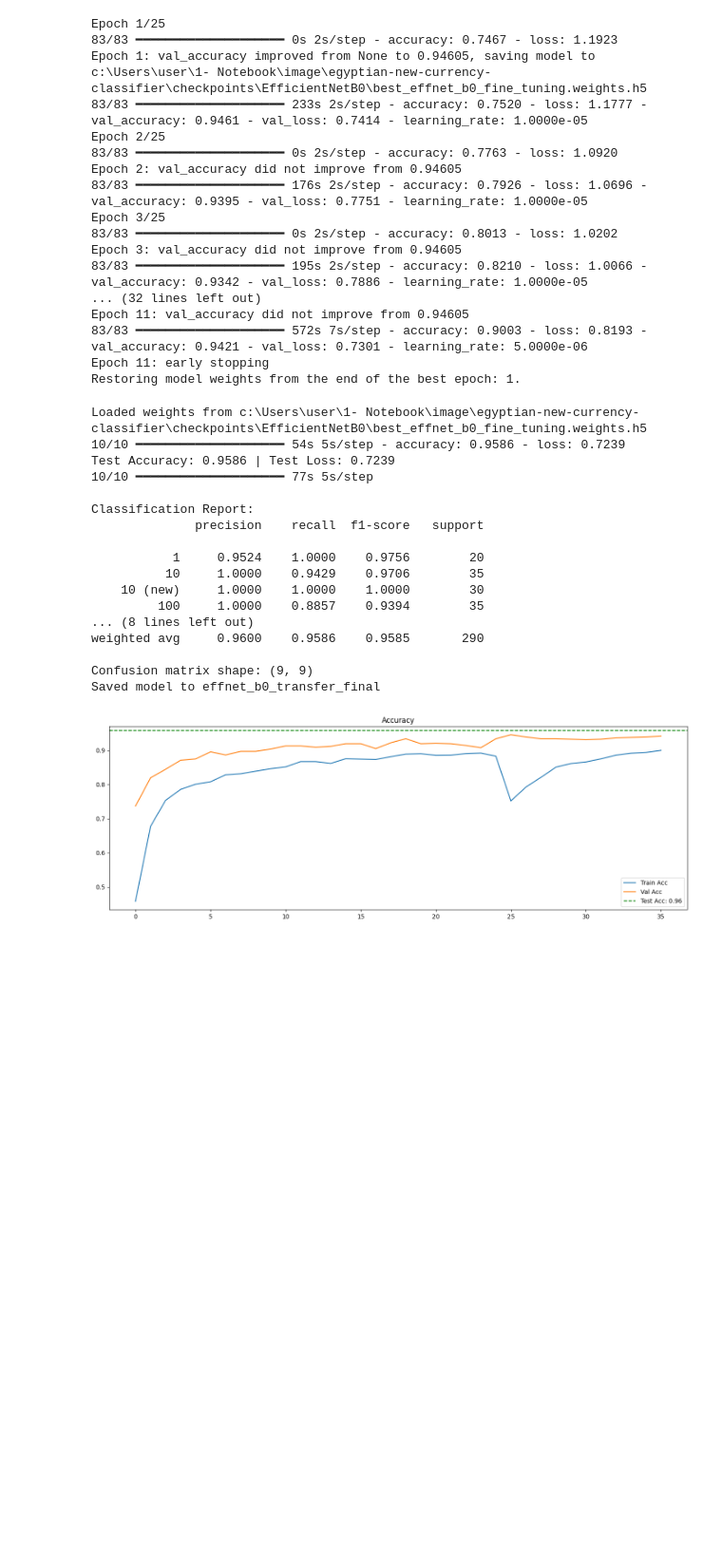
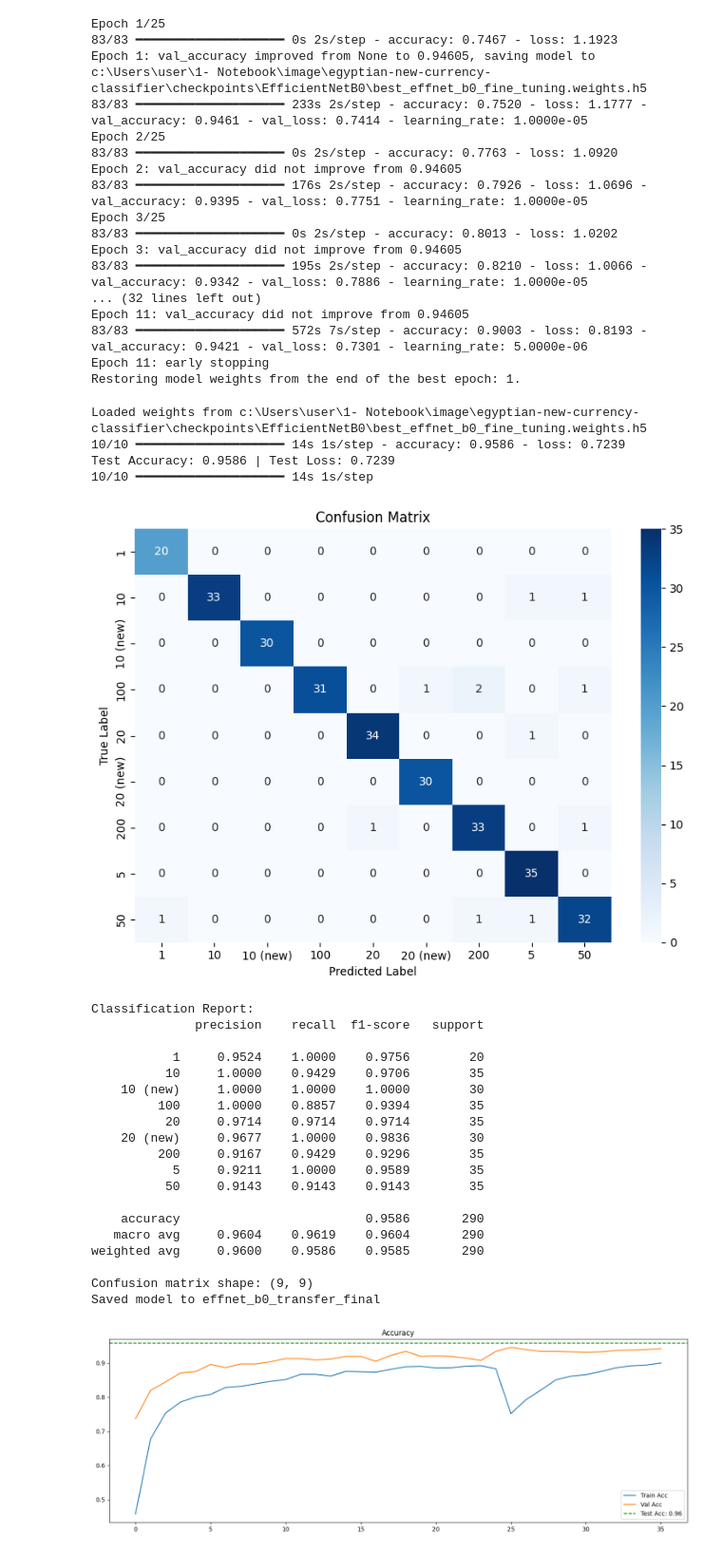
Before and after one commit to MohamedAhmed365/egyptian-new-currency-classifier, a Jupyter notebook: EfficientNetB0/EfficientNetB0.ipynb, the cells around one changed output. Shown at 95% size. Drawn from its saved outputs; the diff is of its cells as text; code cells hidden in the pictures; blank space fills up the shorter version.

Commit message:
EfficientNetB0 : adding heatmap

```diff
--- a/EfficientNetB0/EfficientNetB0.ipynb
+++ b/EfficientNetB0/EfficientNetB0.ipynb
@@ -249,43 +249,63 @@ Restoring model weights from the end of the best epoch: 1.
 # %%
 model.load_weights(CHECKPOINT_PATH_FT)
 print(f"Loaded weights from {CHECKPOINT_PATH_FT}")
 
 test_loss, test_acc = model.evaluate(test_gen, verbose=1)
 print(f"Test Accuracy: {test_acc:.4f} | Test Loss: {test_loss:.4f}")
 
 # توليد التنبؤات ومصفوفة الالتباس (اختياري)
 y_pred_probs = model.predict(test_gen, verbose=1)
 y_pred = np.argmax(y_pred_probs, axis=1)
 y_true = test_gen.classes
 
+class_names = list(test_gen.class_indices.keys())
+
+cm = confusion_matrix(y_true, y_pred)
+plt.figure(figsize=(8, 6))
+import seaborn as sns
+sns.heatmap(cm, annot=True, fmt='d', cmap='Blues',
+            xticklabels=class_names, yticklabels=class_names)
+plt.title('Confusion Matrix')
+plt.xlabel('Predicted Label')
+plt.ylabel('True Label')
+plt.tight_layout()
+plt.show()
+
 from sklearn.metrics import classification_report, confusion_matrix
 print("\nClassification Report:")
 print(classification_report(y_true, y_pred, target_names=class_names, digits=4))
 
 cm = confusion_matrix(y_true, y_pred)
 print("Confusion matrix shape:", cm.shape)
 
 # احفظ الموديل النهائي
 model.save("effnet_b0_transfer_final.keras")
 print("Saved model to effnet_b0_transfer_final")
 # %% [output]
 Loaded weights from c:\Users\user\1- Notebook\image\egyptian-new-currency-classifier\checkpoints\EfficientNetB0\best_effnet_b0_fine_tuning.weights.h5
-10/10 ━━━━━━━━━━━━━━━━━━━━ 54s 5s/step - accuracy: 0.9586 - loss: 0.7239
+10/10 ━━━━━━━━━━━━━━━━━━━━ 14s 1s/step - accuracy: 0.9586 - loss: 0.7239
 Test Accuracy: 0.9586 | Test Loss: 0.7239
-10/10 ━━━━━━━━━━━━━━━━━━━━ 77s 5s/step
-
-Classification Report:
-              precision    recall  f1-score   support
-
-           1     0.9524    1.0000    0.9756        20
-          10     1.0000    0.9429    0.9706        35
-    10 (new)     1.0000    1.0000    1.0000        30
-         100     1.0000    0.8857    0.9394        35
-... (8 lines left out)
-weighted avg     0.9600    0.9586    0.9585       290
-
-Confusion matrix shape: (9, 9)
-Saved model to effnet_b0_transfer_final
+10/10 ━━━━━━━━━━━━━━━━━━━━ 14s 1s/step
+[figure, added]
+Classification Report:
+              precision    recall  f1-score   support
+
+           1     0.9524    1.0000    0.9756        20
+          10     1.0000    0.9429    0.9706        35
+    10 (new)     1.0000    1.0000    1.0000        30
+         100     1.0000    0.8857    0.9394        35
+          20     0.9714    0.9714    0.9714        35
+    20 (new)     0.9677    1.0000    0.9836        30
+         200     0.9167    0.9429    0.9296        35
+           5     0.9211    1.0000    0.9589        35
+          50     0.9143    0.9143    0.9143        35
+
+    accuracy                         0.9586       290
+   macro avg     0.9604    0.9619    0.9604       290
+weighted avg     0.9600    0.9586    0.9585       290
+
+Confusion matrix shape: (9, 9)
+Saved model to effnet_b0_transfer_final
 # %%
 def plot_training_curves(history, test_acc=0):
     acc = history.history['accuracy']
```
Also changed, not shown: 1 other file.
